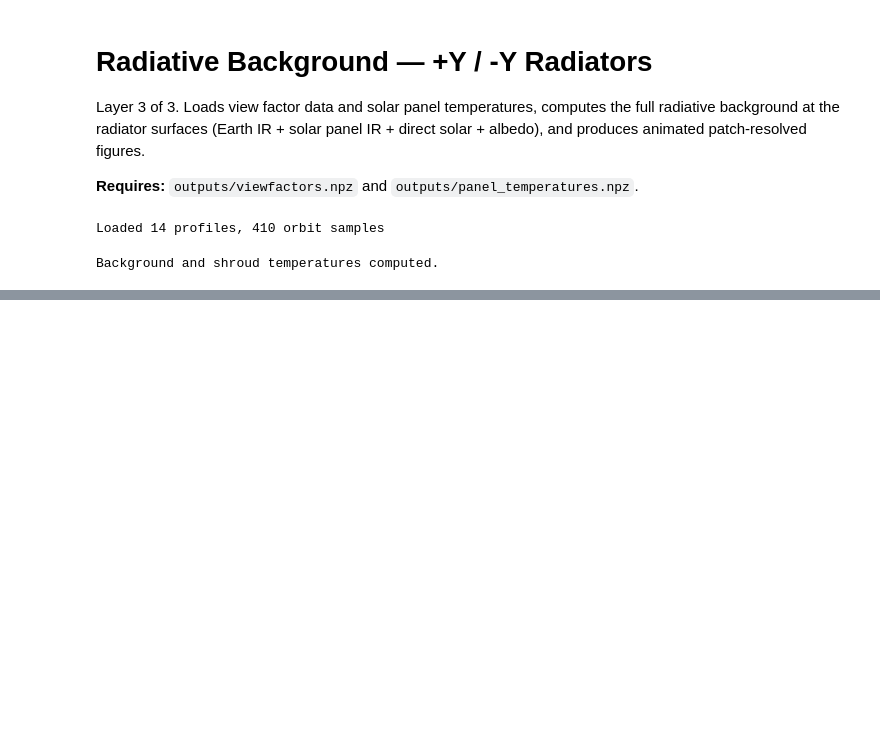
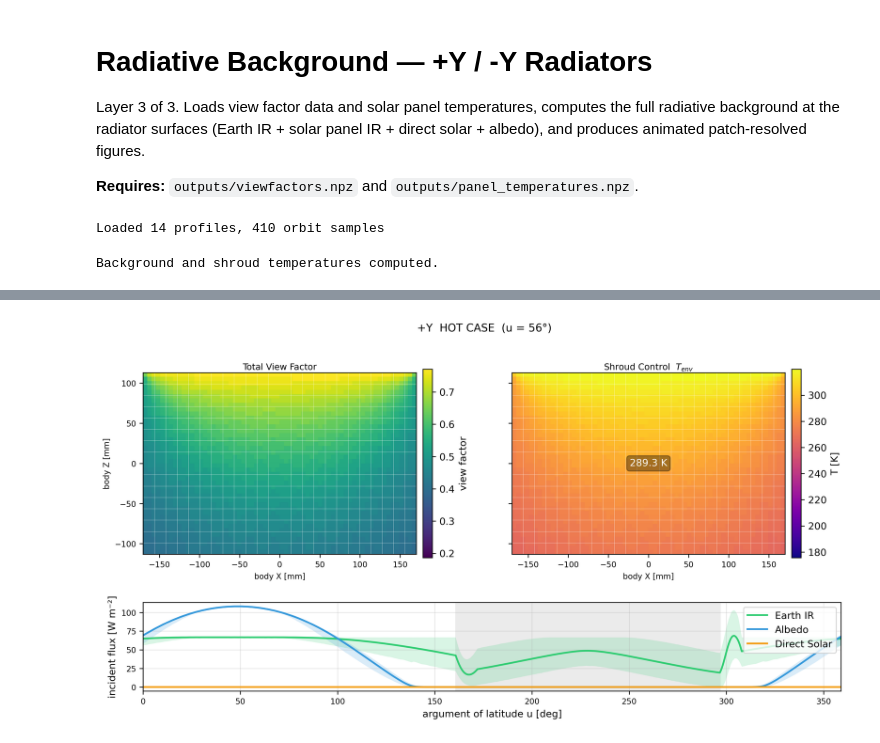
Before and after one commit to phi-a/GeometryPropagator, a Jupyter notebook: run_background.ipynb, the cells around one changed output, grey strips where cells are left out. Saved outputs shown, nothing was run; the diff lists cells and outputs as text; code cells hidden in the pictures; blank space fills up the shorter version.

```diff
--- a/run_background.ipynb
+++ b/run_background.ipynb
@@ -187,0 +190,16 @@ plt.show()
+# %%
+from plots.panel import surface_panel
+
+fig = surface_panel(
+    plus_y,
+    by_name[plus_y.name],
+    bg['+Y']['hot'],
+    shroud['+Y']['hot'],
+    # gif='outputs/panel_hot.gif', fps=12,
+    title='HOT CASE',
+    role='+Y',
+    view='unfolded',
+    dpi=300,
+)
+# %% [output]
+[figure, added]
```
Also changed, not shown: parts of 7 cells of this notebook, 6 other files.
